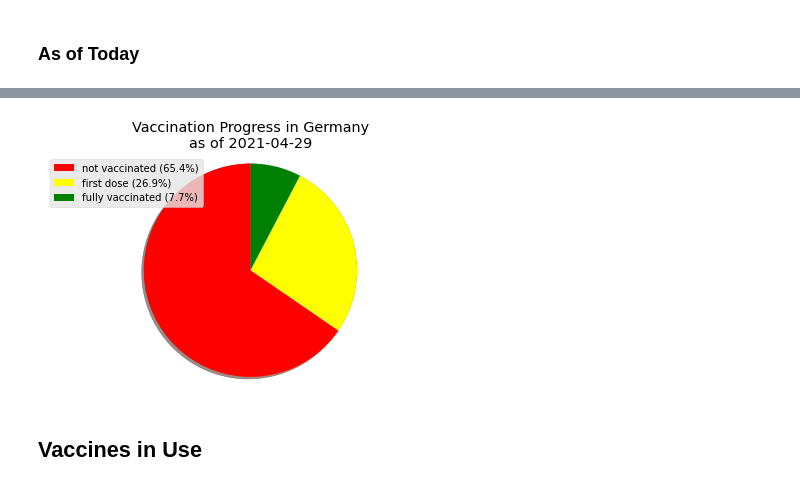
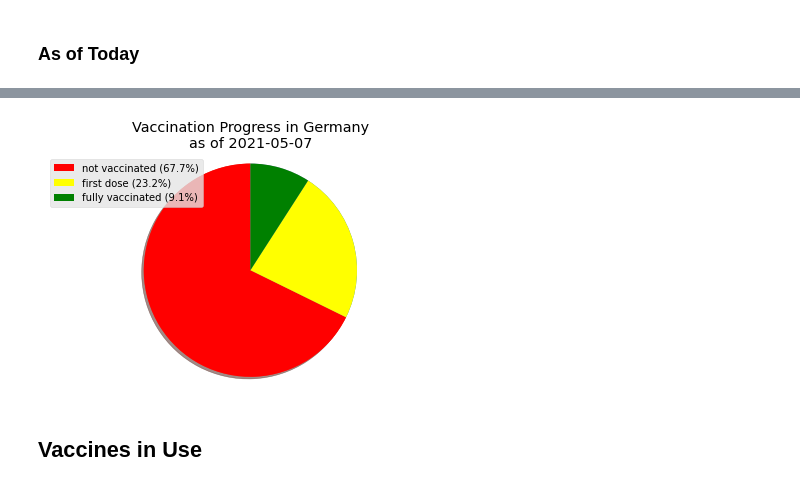
Before and after one commit to RuedigerVoigt/track-covid-19, a Jupyter notebook: vaccination.ipynb, the cells around one changed output, grey strips where cells are left out. Drawn from its saved outputs; the diff is of its cells as text; code cells hidden in the pictures.

Commit message:
Fix error: first vaccination included all those who were vacinated twice; Update data

```diff
--- a/vaccination.ipynb
+++ b/vaccination.ipynb
@@ -58,3 +129,11 @@ vaccinations.iloc[ : , [0]] = vaccinations.iloc[ : , [0]].apply(pd.to_datetime)
+# %%
+vaccinations['partly vaccinated'] = round(
+    (vaccinations['personen_erst_kumulativ'] - vaccinations['personen_voll_kumulativ']) * 100 / population_germany,
+    2)
+# %%
+vaccinations['fully vaccinated'] = round(
+    vaccinations['personen_voll_kumulativ'] * 100 / population_germany,
+    2)
 # %%
 vaccinations.info()
 # %% [output]
@@ -264,7 +343,7 @@ fig.savefig('img/monthly_doses_germany.png')
 # %% [markdown]
 ## Vaccination Campaign Progress
 # %%
-doses_cumulative = vaccinations.loc[ : , ['date', 'personen_erst_kumulativ', 'personen_voll_kumulativ']]
+doses_cumulative = vaccinations.loc[ : , ['date', 'partly vaccinated', 'fully vaccinated']]
 doses_cumulative.set_index('date', inplace=True)
 doses_cumulative.tail(3)
 # %% [output]
@@ -276,11 +354,0 @@ doses_cumulative.tail(3)
-# %%
-population_germany = 83_200_000
-# Calculate new fields
-doses_cumulative['first vaccination'] = round(
-    doses_cumulative['personen_erst_kumulativ'] * 100 / population_germany,
-    2)
-doses_cumulative['fully vaccinated'] = round(
-    doses_cumulative['personen_voll_kumulativ'] * 100 / population_germany,
-    2)
-doses_cumulative.drop(columns=['personen_erst_kumulativ','personen_voll_kumulativ'], inplace=True)
-doses_cumulative.tail(3)
@@ -314,26 +376,26 @@ Name: 2021-04-29 00:00:00, dtype: float64
 # %%
-percentage_not_vacc = 100 - current_state['first vaccination'] - current_state['fully vaccinated']
+percentage_not_vacc = 100 - current_state['partly vaccinated'] - current_state['fully vaccinated']
 labels = [f"not vaccinated ({round(percentage_not_vacc, 1)}%)",
-          f"first dose ({round(current_state['first vaccination'],1)}%)",
-          f"fully vaccinated ({round(current_state['fully vaccinated'],1)}%)"]
+          f"first dose ({round(current_state['partly vaccinated'], 1)}%)",
+          f"fully vaccinated ({round(current_state['fully vaccinated'], 1)}%)"]
 colors = ['red', 'yellow', 'green']
 sizes = [percentage_not_vacc,
-         current_state['first vaccination'],
+         current_state['partly vaccinated'],
          current_state['fully vaccinated']]
 fig1, ax1 = plt.subplots()
 ax1.pie(sizes, shadow=True, startangle=90)
 ax1.axis('equal')  # Equal aspect ratio ensures that pie is drawn as a circle.
 patches, texts = plt.pie(sizes, colors=colors, startangle=90)
 plt.legend(patches, labels, loc="best")
 plt.title(f"Vaccination Progress in Germany\nas of {last_update}")
 # plt.savefig must be before show()
 # BEWARE plt.savefig must be in the same Jupyter code cell that creates the graph!
 # See comment by ijoseph here:
 # https://stackoverflow.com/questions/9012487/matplotlib-pyplot-savefig-outputs-blank-image
 plt.savefig('img/vaccination_in_germany_pie.png', bbox_inches='tight')
 plt.show()
 # %% [output]
-[figure, old version]
+[figure, new version]
 # %% [markdown]
 ## Vaccines in Use
 # %%
```
Also changed, not shown: parts of 42 cells of this notebook, 6 other files.
